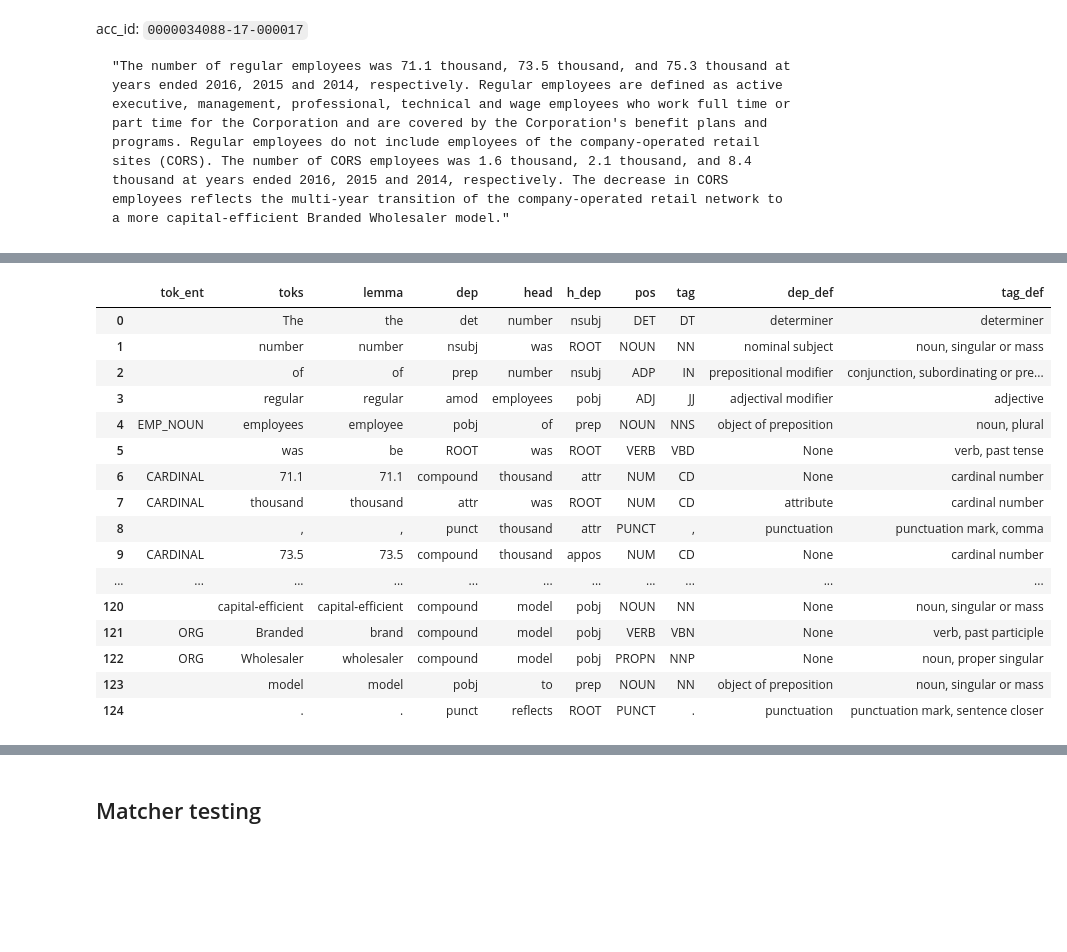
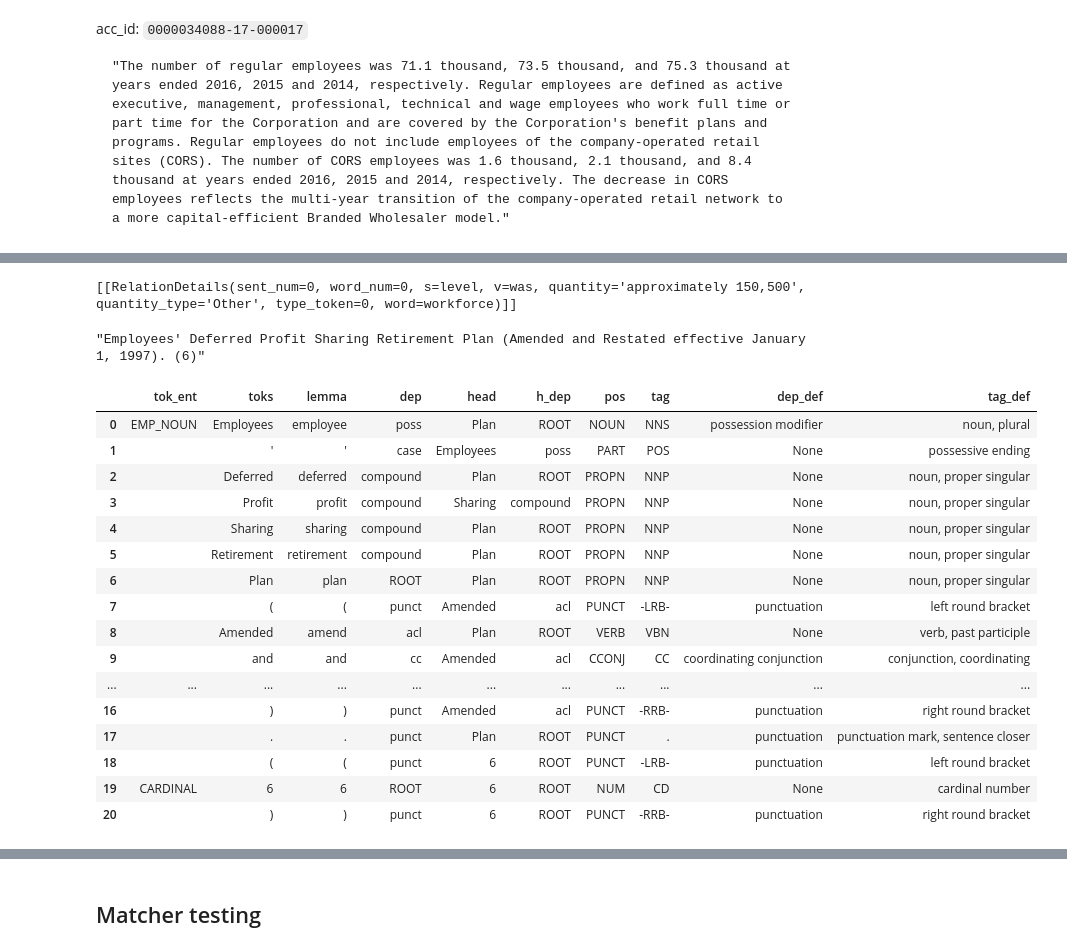
Before and after one commit to JarrodAJ/sec_employee_information_extraction, a Jupyter notebook: 4_Define_SpaCy_NER.ipynb, the cells around one changed output, grey strips where cells are left out. Drawn from its saved outputs; the diff is of its cells as text; code cells hidden in the pictures; blank space fills up the shorter version.

```diff
--- a/4_Define_SpaCy_NER.ipynb
+++ b/4_Define_SpaCy_NER.ipynb
@@ -2659,0 +3767,2 @@ for rel in rels:
+# %%
+five_paras = train_para_list[50:55]
@@ -2660,21 +3795,29 @@ for rel in rels:
+# %%
+rels_list
+# %% [output]
+[[RelationDetails(sent_num=0, word_num=0, s=level, v=was, quantity='approximately 150,500', quantity_type='Other', type_token=0, word=workforce)]]
+# %%
+five_paras[1]
+# %% [output]
+"Employees' Deferred Profit Sharing Retirement Plan (Amended and Restated effective January 1, 1997). (6)"
 # %%
-print_df(make_tok_df(nlp(test_paragraphs[0])))
+print_df(make_tok_df(nlp(five_paras[1])))
 # %% [output]
 |  | tok_ent | toks | lemma | dep | head | h_dep | pos | tag | dep_def | tag_def |
-| 0 |  | The | the | det | number | nsubj | DET | DT | determiner | determiner |
-| 1 |  | number | number | nsubj | was | ROOT | NOUN | NN | nominal subject | noun, singular or mass |
-| 2 |  | of | of | prep | number | nsubj | ADP | IN | prepositional modifier | conjunction, subordinating or pre... |
-| 3 |  | regular | regular | amod | employees | pobj | ADJ | JJ | adjectival modifier | adjective |
-| 4 | EMP_NOUN | employees | employee | pobj | of | prep | NOUN | NNS | object of preposition | noun, plural |
-| 5 |  | was | be | ROOT | was | ROOT | VERB | VBD | None | verb, past tense |
-| 6 | CARDINAL | 71.1 | 71.1 | compound | thousand | attr | NUM | CD | None | cardinal number |
-| 7 | CARDINAL | thousand | thousand | attr | was | ROOT | NUM | CD | attribute | cardinal number |
-| 8 |  | , | , | punct | thousand | attr | PUNCT | , | punctuation | punctuation mark, comma |
-| 9 | CARDINAL | 73.5 | 73.5 | compound | thousand | appos | NUM | CD | None | cardinal number |
+| 0 | EMP_NOUN | Employees | employee | poss | Plan | ROOT | NOUN | NNS | possession modifier | noun, plural |
+| 1 |  | ' | ' | case | Employees | poss | PART | POS | None | possessive ending |
+| 2 |  | Deferred | deferred | compound | Plan | ROOT | PROPN | NNP | None | noun, proper singular |
+| 3 |  | Profit | profit | compound | Sharing | compound | PROPN | NNP | None | noun, proper singular |
+| 4 |  | Sharing | sharing | compound | Plan | ROOT | PROPN | NNP | None | noun, proper singular |
+| 5 |  | Retirement | retirement | compound | Plan | ROOT | PROPN | NNP | None | noun, proper singular |
+| 6 |  | Plan | plan | ROOT | Plan | ROOT | PROPN | NNP | None | noun, proper singular |
+| 7 |  | ( | ( | punct | Amended | acl | PUNCT | -LRB- | punctuation | left round bracket |
+| 8 |  | Amended | amend | acl | Plan | ROOT | VERB | VBN | None | verb, past participle |
+| 9 |  | and | and | cc | Amended | acl | CCONJ | CC | coordinating conjunction | conjunction, coordinating |
 | ... | ... | ... | ... | ... | ... | ... | ... | ... | ... | ... |
-| 120 |  | capital‑efficient | capital‑efficient | compound | model | pobj | NOUN | NN | None | noun, singular or mass |
-| 121 | ORG | Branded | brand | compound | model | pobj | VERB | VBN | None | verb, past participle |
-| 122 | ORG | Wholesaler | wholesaler | compound | model | pobj | PROPN | NNP | None | noun, proper singular |
-| 123 |  | model | model | pobj | to | prep | NOUN | NN | object of preposition | noun, singular or mass |
-| 124 |  | . | . | punct | reflects | ROOT | PUNCT | . | punctuation | punctuation mark, sentence closer |
+| 16 |  | ) | ) | punct | Amended | acl | PUNCT | -RRB- | punctuation | right round bracket |
+| 17 |  | . | . | punct | Plan | ROOT | PUNCT | . | punctuation | punctuation mark, sentence closer |
+| 18 |  | ( | ( | punct | 6 | ROOT | PUNCT | -LRB- | punctuation | left round bracket |
+| 19 | CARDINAL | 6 | 6 | ROOT | 6 | ROOT | NUM | CD | None | cardinal number |
+| 20 |  | ) | ) | punct | 6 | ROOT | PUNCT | -RRB- | punctuation | right round bracket |
 # %%
```
Also changed, not shown: parts of 132 cells of this notebook.
